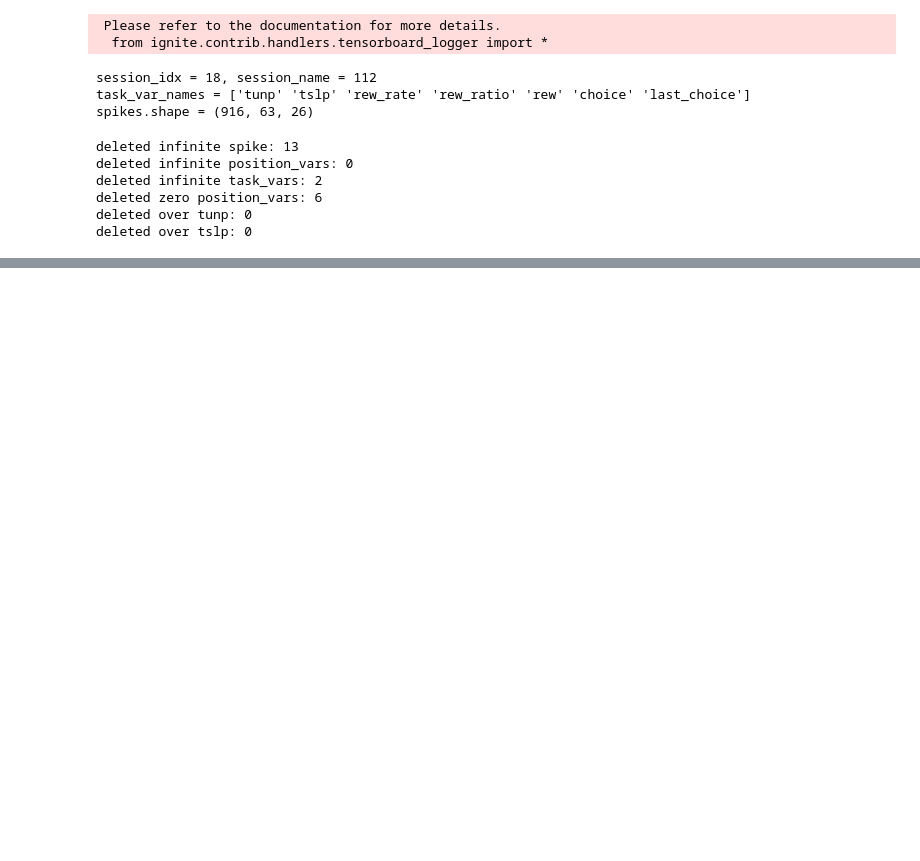
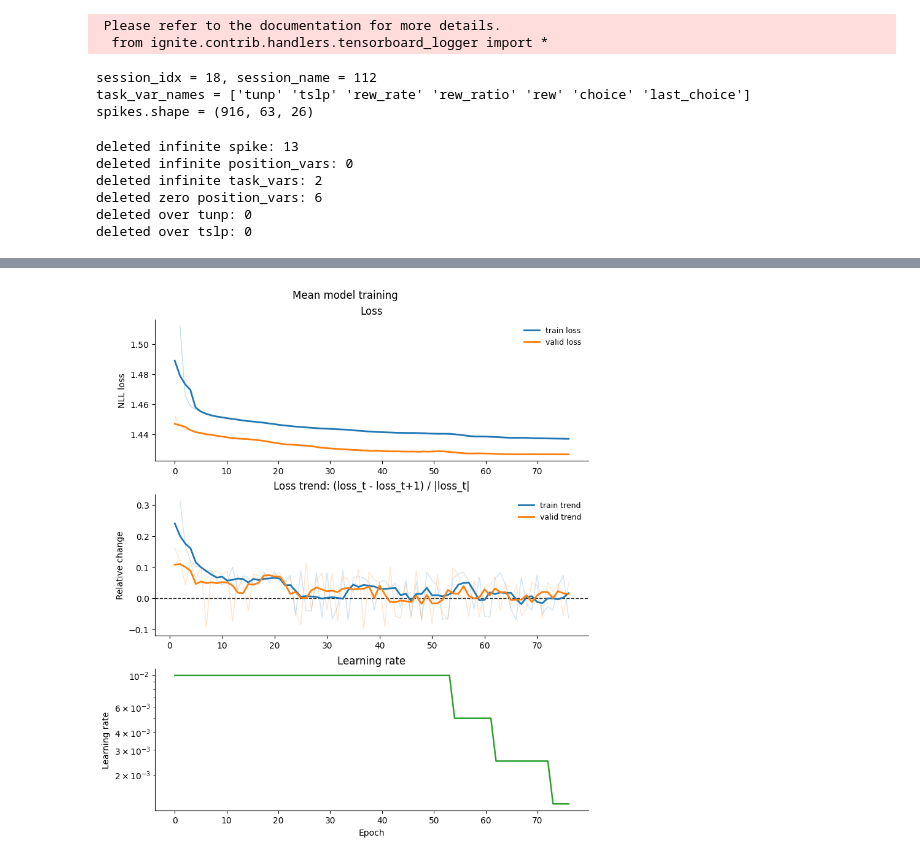
Before and after one commit to ZareiShayan/mean-cov-model, a Jupyter notebook: mean-cov-model.ipynb, the cells around one changed output, grey strips where cells are left out. Saved outputs shown, nothing was run; the diff lists cells and outputs as text; code cells hidden in the pictures; blank space fills up the shorter version.

```diff
--- a/mean-cov-model.ipynb
+++ b/mean-cov-model.ipynb
@@ -261,12 +262,6 @@ class Transformer():
         self.nonlinearity = Conf.model_type[Conf.model_type.name].nonlinearity
         self.dropout = Conf.model_type[Conf.model_type.name].dropout
 
-        self.sparse_var_embeds = nn.ModuleList([
-            nn.Embedding(2, 1) for _ in range(self.n_sparse_vars)
-        ])
-
-        self.dense_vars_proj = nn.Linear(self.n_dense_vars, self.n_dense_vars)
-        self.position_vars_proj = nn.Linear(self.n_position_vars, self.n_position_vars)
         self.vars_proj = nn.Linear(self.n_vars, self.n_hidden)
 
         self.positional_encoding = Time2VecPositionalEncoding(self.n_hidden)
@@ -285,12 +280,9 @@ class Transformer():
     def forward_transformer(self, x):
         x_position_vars, x_dense_vars, x_sparse_vars = x
 
-        sparse_vars = torch.stack([self.sparse_var_embeds[i](x_sparse_vars[:, i]) for i in range(x_sparse_vars.size(1))], dim=1).squeeze(-1)
-        sparse_vars = sparse_vars.unsqueeze(1).expand(-1, self.n_bins, -1)
-        dense_vars = self.dense_vars_proj(x_dense_vars).unsqueeze(1)
-        dense_vars = dense_vars.expand(-1, self.n_bins, -1)
-        position_vars = self.position_vars_proj(x_position_vars)
-        stacked = torch.cat([position_vars, dense_vars, sparse_vars], dim=2)
+        dense_vars = x_dense_vars.unsqueeze(1).expand(-1, self.n_bins, -1)
+        sparse_vars = x_sparse_vars.unsqueeze(1).expand(-1, self.n_bins, -1)
+        stacked = torch.cat([x_position_vars, dense_vars, sparse_vars], dim=2)
         stacked = self.vars_proj(stacked)
 
         pos_enc = self.positional_encoding(self.n_bins, stacked.device)
@@ -639,7 +631,7 @@ class NeuralDataset(Dataset):
     def __init__(self, x_position_vars, x_dense_vars, x_sparse_vars, Y, mean):
         self.x_position_vars = torch.tensor(x_position_vars, dtype=torch.float32).transpose(1, 2)
         self.x_dense_vars = torch.tensor(x_dense_vars, dtype=torch.float32)
-        self.x_sparse_vars = torch.tensor(x_sparse_vars, dtype=torch.float32).round().long()
+        self.x_sparse_vars = torch.tensor(x_sparse_vars, dtype=torch.float32)
 
         Y_tensor = torch.tensor(Y, dtype=torch.float32).transpose(1, 2)
         anscombe = Anscombe()
@@ -1578,15 +1621,20 @@ x_sparse_vars_valid = x_sparse_vars[valid_idx]
 Y_train = Y[train_idx]
 Y_valid = Y[valid_idx]
 
-position_Y_mean = x_position_vars_train.mean(axis=0, keepdims=True)
-position_std = x_position_vars_train.std(axis=0, keepdims=True)
-x_position_vars_train = (x_position_vars_train - position_Y_mean) / (position_std + 1e-8)
-x_position_vars_valid = (x_position_vars_valid - position_Y_mean) / (position_std + 1e-8)
+x_position_vars_train_mean = x_position_vars_train.mean(axis=0, keepdims=True)
+x_position_vars_train_std = x_position_vars_train.std(axis=0, keepdims=True)
+x_position_vars_train = (x_position_vars_train - x_position_vars_train_mean) / (x_position_vars_train_std + 1e-8)
+x_position_vars_valid = (x_position_vars_valid - x_position_vars_train_mean) / (x_position_vars_train_std + 1e-8)
 
-dense_task_Y_mean = x_dense_vars_train.mean(axis=0, keepdims=True)
-dense_task_std = x_dense_vars_train.std(axis=0, keepdims=True)
-x_dense_vars_train = (x_dense_vars_train - dense_task_Y_mean) / (dense_task_std + 1e-8)
-x_dense_vars_valid = (x_dense_vars_valid - dense_task_Y_mean) / (dense_task_std + 1e-8)
+x_dense_vars_train_mean = x_dense_vars_train.mean(axis=0, keepdims=True)
+x_dense_vars_train_std = x_dense_vars_train.std(axis=0, keepdims=True)
+x_dense_vars_train = (x_dense_vars_train - x_dense_vars_train_mean) / (x_dense_vars_train_std + 1e-8)
+x_dense_vars_valid = (x_dense_vars_valid - x_dense_vars_train_mean) / (x_dense_vars_train_std + 1e-8)
+
+x_sparse_vars_train_mean = x_sparse_vars_train.mean(axis=0, keepdims=True)
+x_sparse_vars_train_std = x_sparse_vars_train.std(axis=0, keepdims=True)
+x_sparse_vars_train = (x_sparse_vars_train - x_sparse_vars_train_mean) / (x_sparse_vars_train_std + 1e-8)
+x_sparse_vars_valid = (x_sparse_vars_valid - x_sparse_vars_train_mean) / (x_sparse_vars_train_std + 1e-8)
 
 Y_train_tensor = torch.tensor(Y_train, dtype=torch.float32, device=device).transpose(1, 2)
 anscombe = Anscombe()
@@ -1605,8 +1653,10 @@ valid_loader = DataLoader(valid_dataset, batch_size=Conf.training.batch_size, sh
 # %%
 mean_trainer, mean_lit_model = build_lit_model(Conf, "conditional", "identity", True)
 mean_trainer.fit(mean_lit_model, train_loader, valid_loader)
 mean_metric = {k: float(v.detach().cpu()) for k, v in mean_trainer.callback_metrics.items() if torch.is_tensor(v)}
+plot_training_history(mean_trainer.metric_history_callback.history, title='Mean model training', smooth_window=5)
 # %% [output]
 [interactive output not drawn]
 [interactive output not drawn]
 [interactive output not drawn]
+[figure, added]
```
Also changed, not shown: parts of 13 cells of this notebook.
